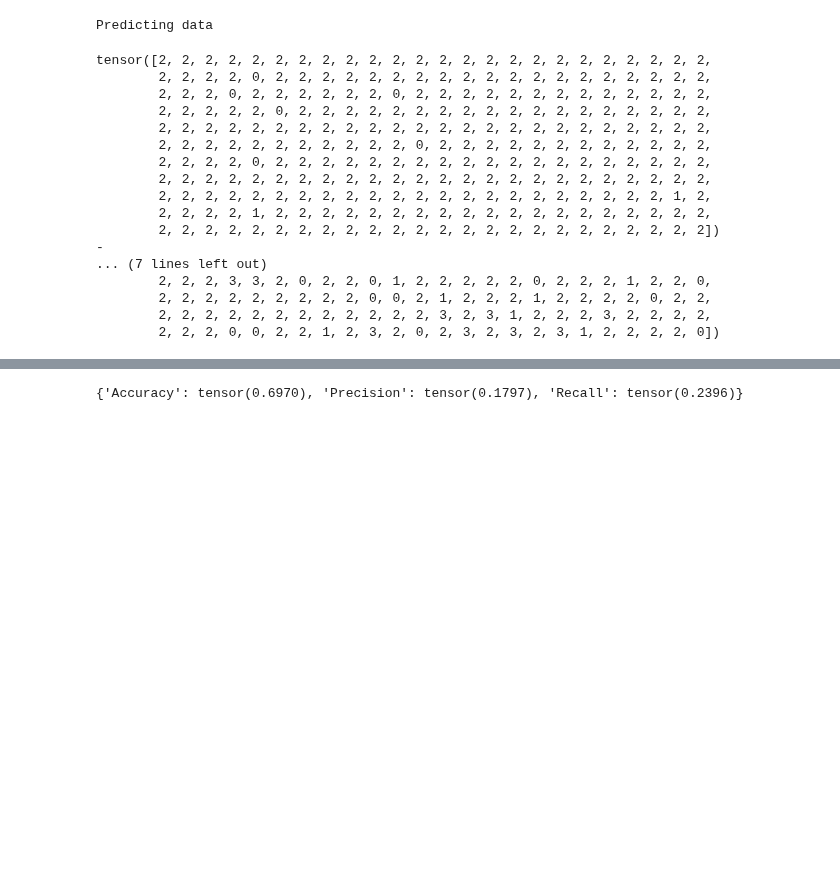
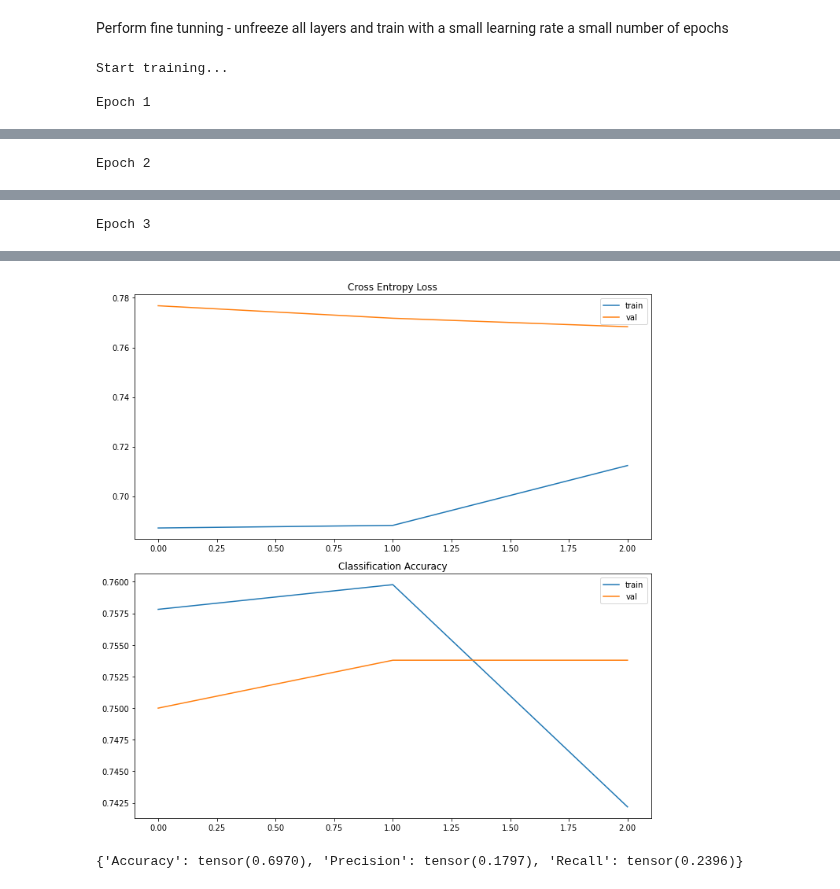
Before and after one commit to joaolucasmartins/VC2022, a Jupyter notebook: Part2/classification.ipynb, the cells around one changed output, grey strips where cells are left out. Saved outputs shown, nothing was run; the diff lists cells and outputs as text; code cells hidden in the pictures; blank space fills up the shorter version.

Commit message:
Add: Fine tuning to resnet and refactors

```diff
--- a/Part2/classification.ipynb
+++ b/Part2/classification.ipynb
@@ -140,17 +376,18 @@ Using cpu device
 # %%
 resnet_model = models.resnet50(pretrained=True)
 # change the number of neurons in the last layer to the number of classes of the problem at hand (CIFAR10 dataset)
-resnet_model.fc = nn.Linear(in_features=2048, out_features=num_classes, bias=True)
+num_ftrs = resnet_model.fc.in_features
+resnet_model.fc = nn.Linear(in_features=num_ftrs, out_features=num_classes, bias=True)
 resnet_model.to(device)
 
 resnet = {
     "model": resnet_model,
     "name": 'resnet50',
     #"num_epochs": 50,
-    "num_epochs": 1,
+    "num_epochs": 10,
     "loss": nn.CrossEntropyLoss(),  # already includes the Softmax activation
-    "optimizer": torch.optim.SGD(resnet_model.parameters(), lr=1e-3)
+    "optimizer": torch.optim.SGD(resnet_model.parameters(), lr=1e-2)
 }
 
-print(resnet)
+summary(resnet["model"], (3, input_size, input_size))
 # %% [output]
@@ -187,26 +436,12 @@ Loaded resnet50 obtained in epoch 0
-# %%
-preds, actual_y = resnet_trainer.predict_data(val_dataloader)
-# %% [output]
-Predicting data
-# %%
-print(preds)
-print("-")
-print(actual_y)
-# %% [output]
-tensor([2, 2, 2, 2, 2, 2, 2, 2, 2, 2, 2, 2, 2, 2, 2, 2, 2, 2, 2, 2, 2, 2, 2, 2,
-        2, 2, 2, 2, 0, 2, 2, 2, 2, 2, 2, 2, 2, 2, 2, 2, 2, 2, 2, 2, 2, 2, 2, 2,
-        2, 2, 2, 0, 2, 2, 2, 2, 2, 2, 0, 2, 2, 2, 2, 2, 2, 2, 2, 2, 2, 2, 2, 2,
-        2, 2, 2, 2, 2, 0, 2, 2, 2, 2, 2, 2, 2, 2, 2, 2, 2, 2, 2, 2, 2, 2, 2, 2,
-        2, 2, 2, 2, 2, 2, 2, 2, 2, 2, 2, 2, 2, 2, 2, 2, 2, 2, 2, 2, 2, 2, 2, 2,
-        2, 2, 2, 2, 2, 2, 2, 2, 2, 2, 2, 0, 2, 2, 2, 2, 2, 2, 2, 2, 2, 2, 2, 2,
-        2, 2, 2, 2, 0, 2, 2, 2, 2, 2, 2, 2, 2, 2, 2, 2, 2, 2, 2, 2, 2, 2, 2, 2,
-        2, 2, 2, 2, 2, 2, 2, 2, 2, 2, 2, 2, 2, 2, 2, 2, 2, 2, 2, 2, 2, 2, 2, 2,
-        2, 2, 2, 2, 2, 2, 2, 2, 2, 2, 2, 2, 2, 2, 2, 2, 2, 2, 2, 2, 2, 2, 1, 2,
-        2, 2, 2, 2, 1, 2, 2, 2, 2, 2, 2, 2, 2, 2, 2, 2, 2, 2, 2, 2, 2, 2, 2, 2,
-        2, 2, 2, 2, 2, 2, 2, 2, 2, 2, 2, 2, 2, 2, 2, 2, 2, 2, 2, 2, 2, 2, 2, 2])
--
-... (7 lines left out)
-        2, 2, 2, 3, 3, 2, 0, 2, 2, 0, 1, 2, 2, 2, 2, 2, 0, 2, 2, 2, 1, 2, 2, 0,
-        2, 2, 2, 2, 2, 2, 2, 2, 2, 0, 0, 2, 1, 2, 2, 2, 1, 2, 2, 2, 2, 0, 2, 2,
-        2, 2, 2, 2, 2, 2, 2, 2, 2, 2, 2, 2, 3, 2, 3, 1, 2, 2, 2, 3, 2, 2, 2, 2,
-        2, 2, 2, 0, 0, 2, 2, 1, 2, 3, 2, 0, 2, 3, 2, 3, 2, 3, 1, 2, 2, 2, 2, 0])
+# %% [markdown]
+Perform fine tunning - unfreeze all layers and train with a small learning rate a small number of epochs
+# %%
+resnet_trainer.optimizer = torch.optim.SGD(resnet_model.parameters(), lr=1e-7)
+resnet_trainer.num_epochs = 3
+resnet_trainer.unfreeze_layers()
+resnet_train_history, resnet_val_history = resnet_trainer.train(train_dataloader, val_dataloader, force_load_model=False)
+plotTrainingHistory(resnet_train_history, resnet_val_history)
+# %% [output]
+Start training...
+
+Epoch 1
@@ -212,0 +450 @@ tensor([2, 2, 2, 2, 2, 2, 2, 2, 2, 2, 2, 2, 2, 2, 2, 2, 2, 2, 2, 2, 2, 2, 2, 2,
+Epoch 2
@@ -212,0 +453 @@ tensor([2, 2, 2, 2, 2, 2, 2, 2, 2, 2, 2, 2, 2, 2, 2, 2, 2, 2, 2, 2, 2, 2, 2, 2,
+Epoch 3
@@ -213,3 +457,4 @@ tensor([2, 2, 2, 2, 2, 2, 2, 2, 2, 2, 2, 2, 2, 2, 2, 2, 2, 2, 2, 2, 2, 2, 2, 2,
+[figure, added]
 # %%
 from torchmetrics import MetricCollection, Accuracy, Precision, Recall
 metric_collection = MetricCollection([
```
Also changed, not shown: parts of 38 cells of this notebook, 1 other file.
